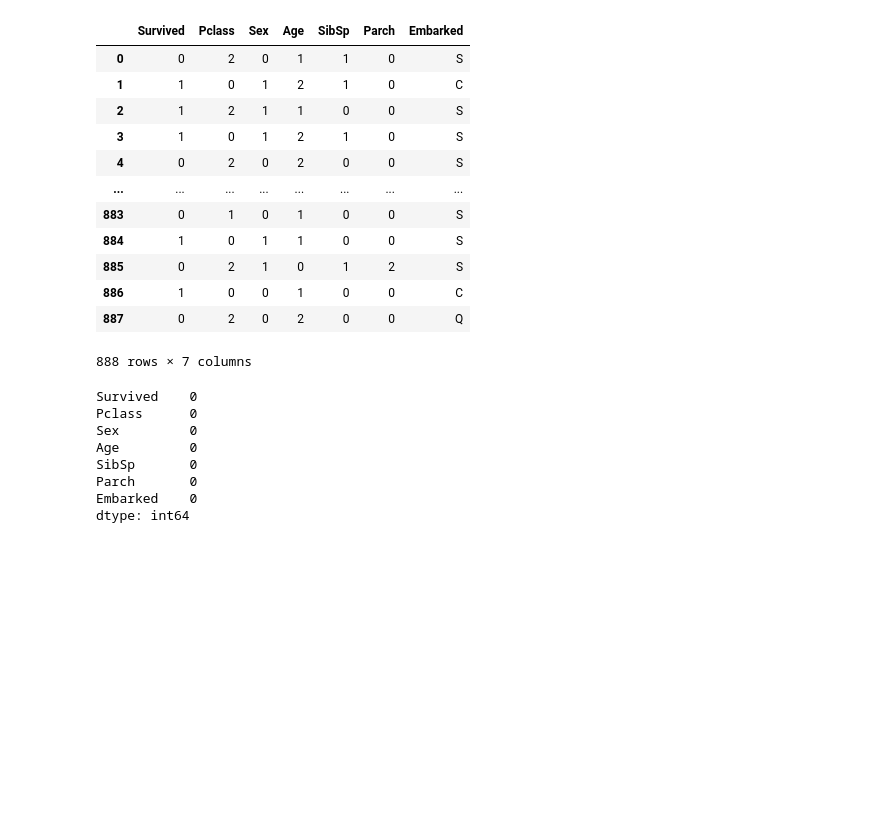
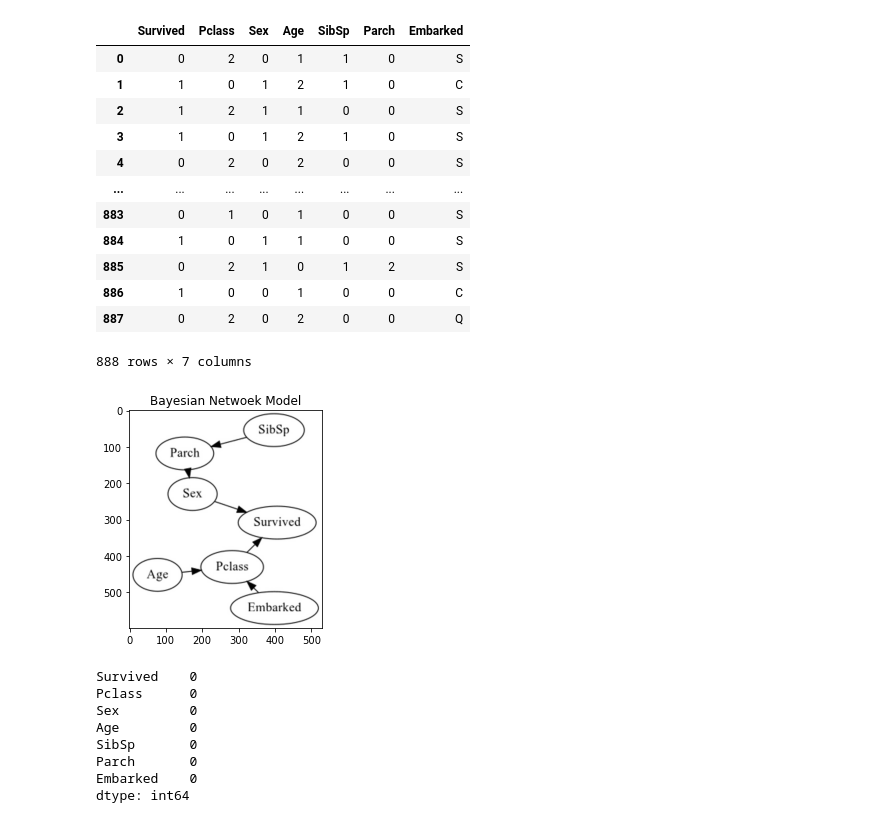
Before and after one commit to sashanksilwal/CRSLR, a Jupyter notebook: Sashank/Week4/Week4-June14.ipynb, the cells around one changed output. Drawn from its saved outputs; the diff is of its cells as text; code cells hidden in the pictures; blank space fills up the shorter version.

```diff
--- a/Sashank/Week4/Week4-June14.ipynb
+++ b/Sashank/Week4/Week4-June14.ipynb
@@ -70,10 +73,12 @@ final_df
 | 887 | 0 | 2 | 0 | 2 | 0 | 0 | Q |
 888 rows × 7 columns
 # %%
-# img = mpimg.imread('model.png')
-# imgplot = plt.imshow(img)
-# plt.title("Bayesian Netwoek Model")
-# plt.show()
+img = mpimg.imread('model.png')
+imgplot = plt.imshow(img)
+plt.title("Bayesian Netwoek Model")
+plt.show()
+# %% [output]
+[figure, added]
 # %%
 final_df.isnull().sum()
 # %% [output]
```
Also changed, not shown: parts of 7 cells of this notebook.
